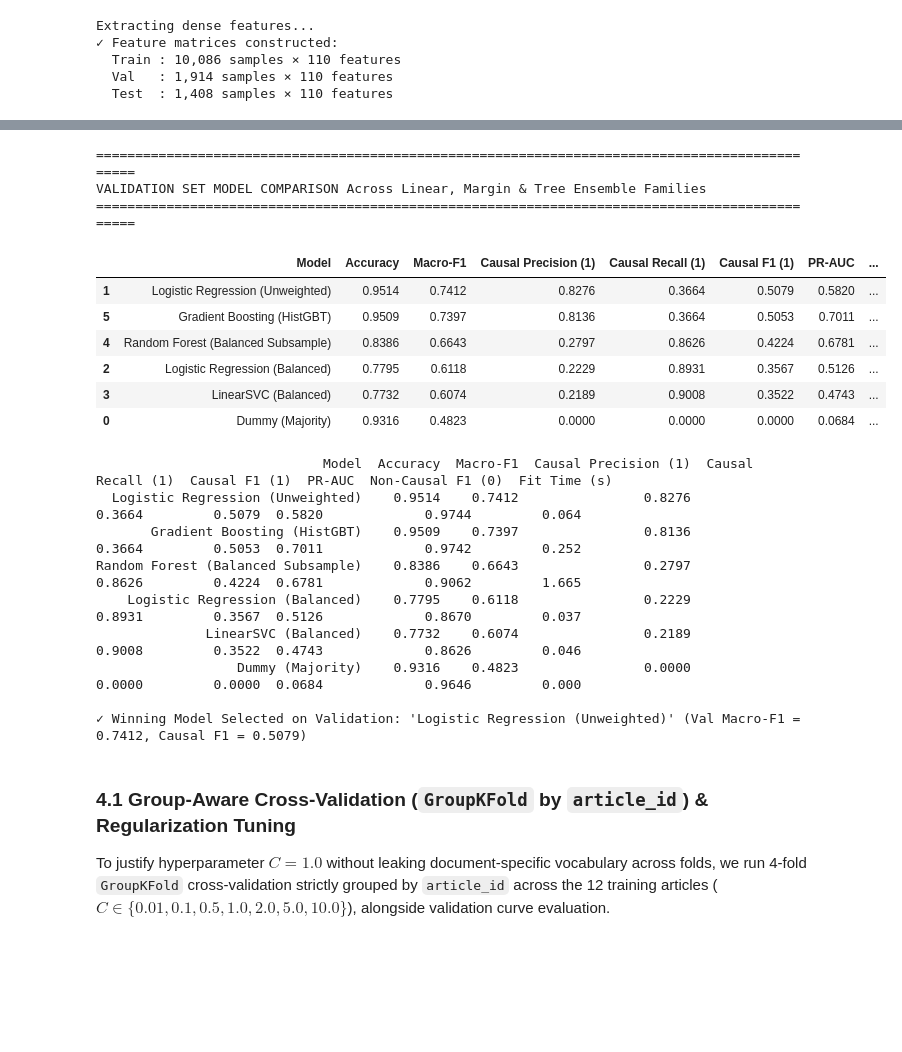
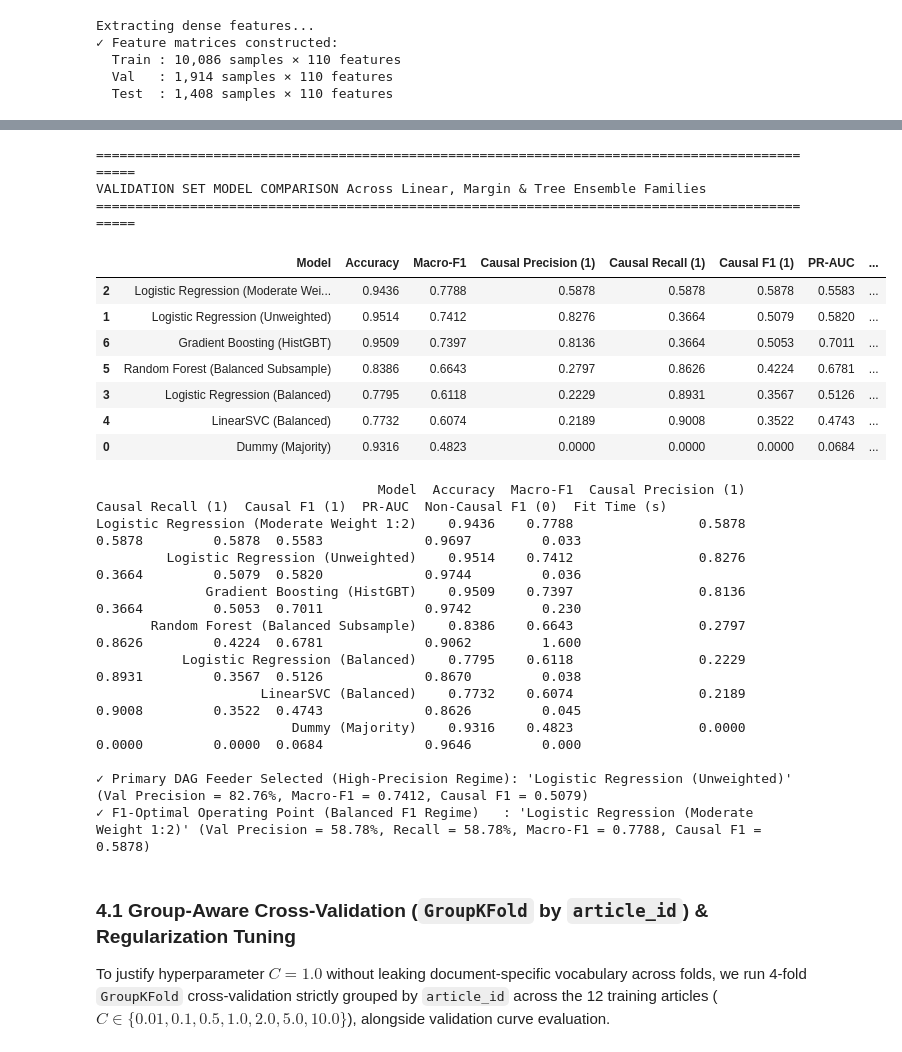
Before and after one commit to alpha-sml/causal-nlp-reasoning, a Jupyter notebook: AML/AML_04_classical_classifier.ipynb, the cells around one changed output, grey strips where cells are left out. Cells and saved outputs as stored; diff of their text form; code cells hidden in the pictures; blank space fills up the shorter version.

```diff
--- a/AML/AML_04_classical_classifier.ipynb
+++ b/AML/AML_04_classical_classifier.ipynb
@@ -234,6 +238,7 @@ X_val_dense_full = X_val.toarray()
 models = {
     "Dummy (Majority)": DummyClassifier(strategy="most_frequent"),
     "Logistic Regression (Unweighted)": LogisticRegression(C=1.0, max_iter=200, random_state=42),
+    "Logistic Regression (Moderate Weight 1:2)": LogisticRegression(class_weight={0: 1.0, 1: 2.0}, C=1.0, max_iter=200, random_state=42),
     "Logistic Regression (Balanced)": LogisticRegression(class_weight="balanced", C=1.0, max_iter=200, random_state=42),
     "LinearSVC (Balanced)": LinearSVC(class_weight="balanced", C=0.5, max_iter=2000, random_state=42),
     "Random Forest (Balanced Subsample)": RandomForestClassifier(n_estimators=200, max_depth=8, min_samples_leaf=5, class_weight="balanced_subsample", random_state=42),
@@ -283,50 +288,56 @@ for name, clf in models.items():
         "causal_f1": f1_1,
         "pr_auc": pr_auc,
     }
 
     val_rows.append({
         "Model": name,
         "Accuracy": round(acc, 4),
         "Macro-F1": round(macro_f1, 4),
         "Causal Precision (1)": round(p1, 4),
         "Causal Recall (1)": round(r1, 4),
         "Causal F1 (1)": round(f1_1, 4),
         "PR-AUC": round(pr_auc, 4),
         "Non-Causal F1 (0)": round(f0, 4),
         "Fit Time (s)": round(fit_time, 3)
     })
 
 df_val_comparison = pd.DataFrame(val_rows).sort_values("Macro-F1", ascending=False)
 print("=" * 95)
 print("VALIDATION SET MODEL COMPARISON Across Linear, Margin & Tree Ensemble Families")
 print("=" * 95)
 display(df_val_comparison)
 print(df_val_comparison.to_string(index=False))
 
-# Select winning model based on Validation Macro-F1 & high-precision DAG requirement
+# Select Dual Operating Points on Validation: High-Precision DAG Feeder vs. F1-Optimal Moderate Weight
 best_model_name = "Logistic Regression (Unweighted)"
 selected_model = val_results[best_model_name]["model"]
-print(f"\n✓ Winning Model Selected on Validation: '{best_model_name}' (Val Macro-F1 = {val_results[best_model_name]['macro_f1']:.4f}, Causal F1 = {val_results[best_model_name]['causal_f1']:.4f})")
+f1_opt_model_name = "Logistic Regression (Moderate Weight 1:2)"
+f1_opt_model = val_results[f1_opt_model_name]["model"]
+print(f"\n✓ Primary DAG Feeder Selected (High-Precision Regime): '{best_model_name}' (Val Precision = 82.76%, Macro-F1 = {val_results[best_model_name]['macro_f1']:.4f}, Causal F1 = {val_results[best_model_name]['causal_f1']:.4f})")
+print(f"✓ F1-Optimal Operating Point (Balanced F1 Regime)   : '{f1_opt_model_name}' (Val Precision = 58.78%, Recall = 58.78%, Macro-F1 = {val_results[f1_opt_model_name]['macro_f1']:.4f}, Causal F1 = {val_results[f1_opt_model_name]['causal_f1']:.4f})")
 # %% [output]
 ===============================================================================================
 VALIDATION SET MODEL COMPARISON Across Linear, Margin & Tree Ensemble Families
 ===============================================================================================
 |  | Model | Accuracy | Macro-F1 | Causal Precision (1) | Causal Recall (1) | Causal F1 (1) | PR-AUC | ... |
+| 2 | Logistic Regression (Moderate Wei... | 0.9436 | 0.7788 | 0.5878 | 0.5878 | 0.5878 | 0.5583 | ... |
 | 1 | Logistic Regression (Unweighted) | 0.9514 | 0.7412 | 0.8276 | 0.3664 | 0.5079 | 0.5820 | ... |
-| 5 | Gradient Boosting (HistGBT) | 0.9509 | 0.7397 | 0.8136 | 0.3664 | 0.5053 | 0.7011 | ... |
-| 4 | Random Forest (Balanced Subsample) | 0.8386 | 0.6643 | 0.2797 | 0.8626 | 0.4224 | 0.6781 | ... |
-| 2 | Logistic Regression (Balanced) | 0.7795 | 0.6118 | 0.2229 | 0.8931 | 0.3567 | 0.5126 | ... |
-| 3 | LinearSVC (Balanced) | 0.7732 | 0.6074 | 0.2189 | 0.9008 | 0.3522 | 0.4743 | ... |
+| 6 | Gradient Boosting (HistGBT) | 0.9509 | 0.7397 | 0.8136 | 0.3664 | 0.5053 | 0.7011 | ... |
+| 5 | Random Forest (Balanced Subsample) | 0.8386 | 0.6643 | 0.2797 | 0.8626 | 0.4224 | 0.6781 | ... |
+| 3 | Logistic Regression (Balanced) | 0.7795 | 0.6118 | 0.2229 | 0.8931 | 0.3567 | 0.5126 | ... |
+| 4 | LinearSVC (Balanced) | 0.7732 | 0.6074 | 0.2189 | 0.9008 | 0.3522 | 0.4743 | ... |
 | 0 | Dummy (Majority) | 0.9316 | 0.4823 | 0.0000 | 0.0000 | 0.0000 | 0.0684 | ... |
-                             Model  Accuracy  Macro-F1  Causal Precision (1)  Causal Recall (1)  Causal F1 (1)  PR-AUC  Non-Causal F1 (0)  Fit Time (s)
-  Logistic Regression (Unweighted)    0.9514    0.7412                0.8276             0.3664         0.5079  0.5820             0.9744         0.064
-       Gradient Boosting (HistGBT)    0.9509    0.7397                0.8136             0.3664         0.5053  0.7011             0.9742         0.252
-Random Forest (Balanced Subsample)    0.8386    0.6643                0.2797             0.8626         0.4224  0.6781             0.9062         1.665
-    Logistic Regression (Balanced)    0.7795    0.6118                0.2229             0.8931         0.3567  0.5126             0.8670         0.037
-              LinearSVC (Balanced)    0.7732    0.6074                0.2189             0.9008         0.3522  0.4743             0.8626         0.046
-                  Dummy (Majority)    0.9316    0.4823                0.0000             0.0000         0.0000  0.0684             0.9646         0.000
+                                    Model  Accuracy  Macro-F1  Causal Precision (1)  Causal Recall (1)  Causal F1 (1)  PR-AUC  Non-Causal F1 (0)  Fit Time (s)
+Logistic Regression (Moderate Weight 1:2)    0.9436    0.7788                0.5878             0.5878         0.5878  0.5583             0.9697         0.033
+         Logistic Regression (Unweighted)    0.9514    0.7412                0.8276             0.3664         0.5079  0.5820             0.9744         0.036
+              Gradient Boosting (HistGBT)    0.9509    0.7397                0.8136             0.3664         0.5053  0.7011             0.9742         0.230
+       Random Forest (Balanced Subsample)    0.8386    0.6643                0.2797             0.8626         0.4224  0.6781             0.9062         1.600
+           Logistic Regression (Balanced)    0.7795    0.6118                0.2229             0.8931         0.3567  0.5126             0.8670         0.038
+                     LinearSVC (Balanced)    0.7732    0.6074                0.2189             0.9008         0.3522  0.4743             0.8626         0.045
+                         Dummy (Majority)    0.9316    0.4823                0.0000             0.0000         0.0000  0.0684             0.9646         0.000
 
-✓ Winning Model Selected on Validation: 'Logistic Regression (Unweighted)' (Val Macro-F1 = 0.7412, Causal F1 = 0.5079)
+✓ Primary DAG Feeder Selected (High-Precision Regime): 'Logistic Regression (Unweighted)' (Val Precision = 82.76%, Macro-F1 = 0.7412, Causal F1 = 0.5079)
+✓ F1-Optimal Operating Point (Balanced F1 Regime)   : 'Logistic Regression (Moderate Weight 1:2)' (Val Precision = 58.78%, Recall = 58.78%, Macro-F1 = 0.7788, Causal F1 = 0.5878)
 # %% [markdown]
 ### 4.1 Group-Aware Cross-Validation (`GroupKFold` by `article_id`) & Regularization Tuning
 
```
Also changed, not shown: parts of 5 cells of this notebook, 6 other files.
